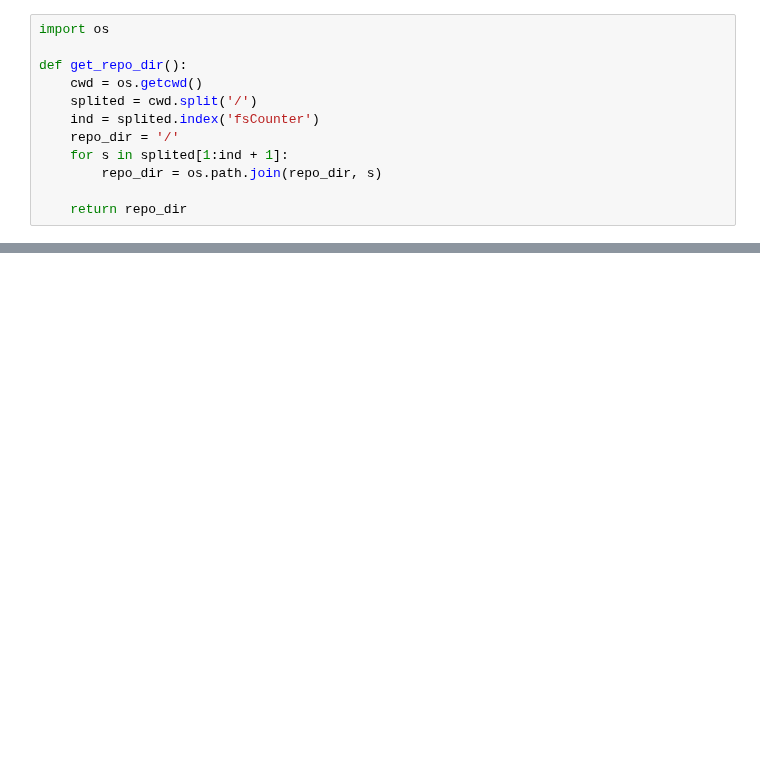
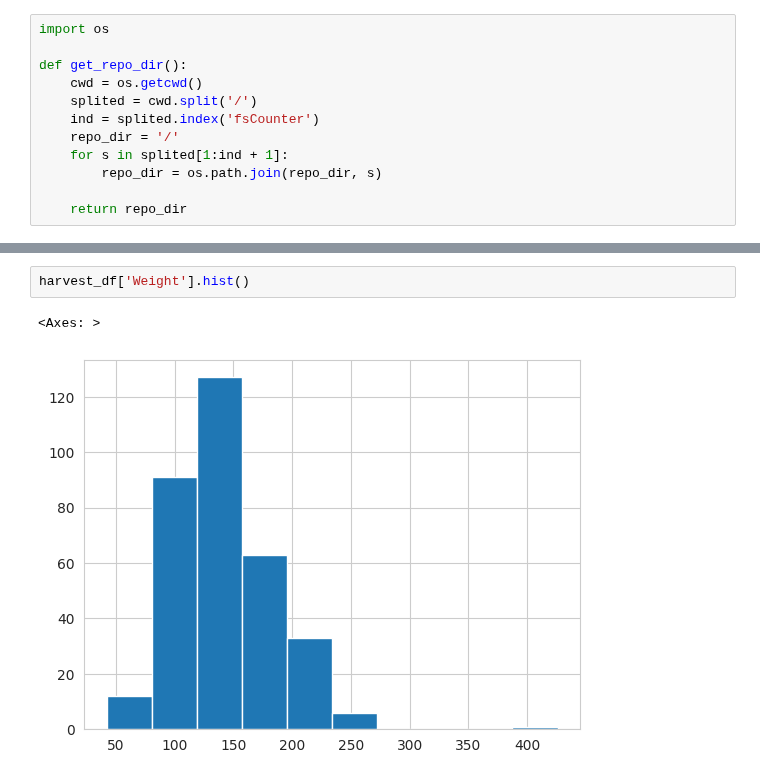
Before and after one commit to FruitSpec/fsCounter, a Jupyter notebook: vision/tools/jupyter_notebooks/Factor_analysis.ipynb, the cells around one changed output, grey strips where cells are left out. Cells and saved outputs as stored; diff of their text form; blank space fills up the shorter version.

```diff
--- a/vision/tools/jupyter_notebooks/Factor_analysis.ipynb
+++ b/vision/tools/jupyter_notebooks/Factor_analysis.ipynb
@@ -305,0 +49,5 @@ block_20_df
+# %%
+harvest_df['Weight'].hist()
+# %% [output]
+<Axes: >
+[figure, added]
```
Also changed, not shown: parts of 49 cells of this notebook, 3 other files.
